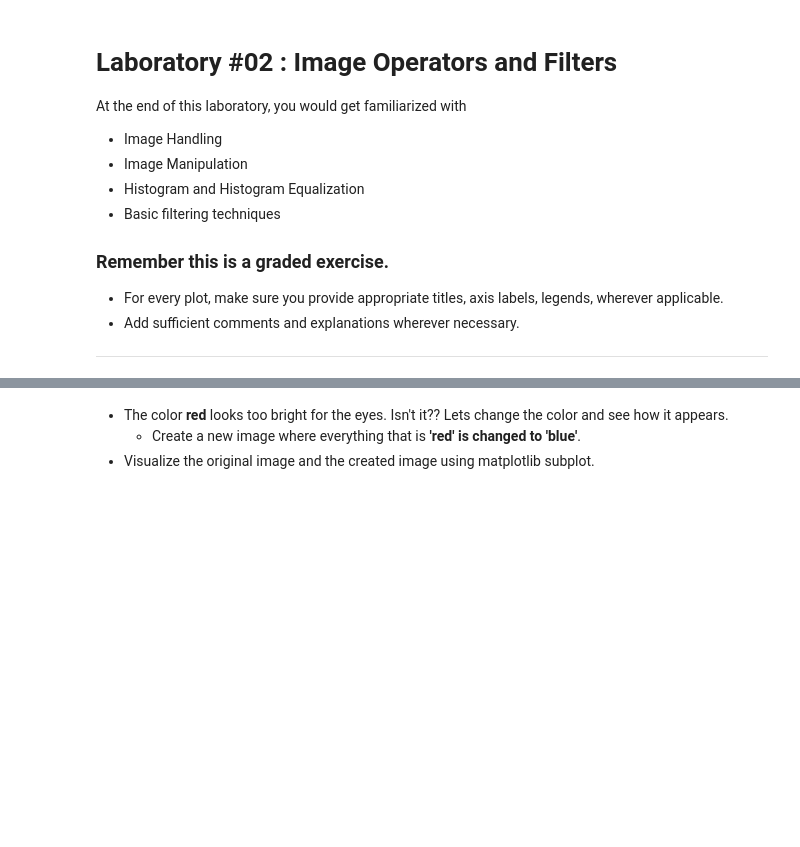
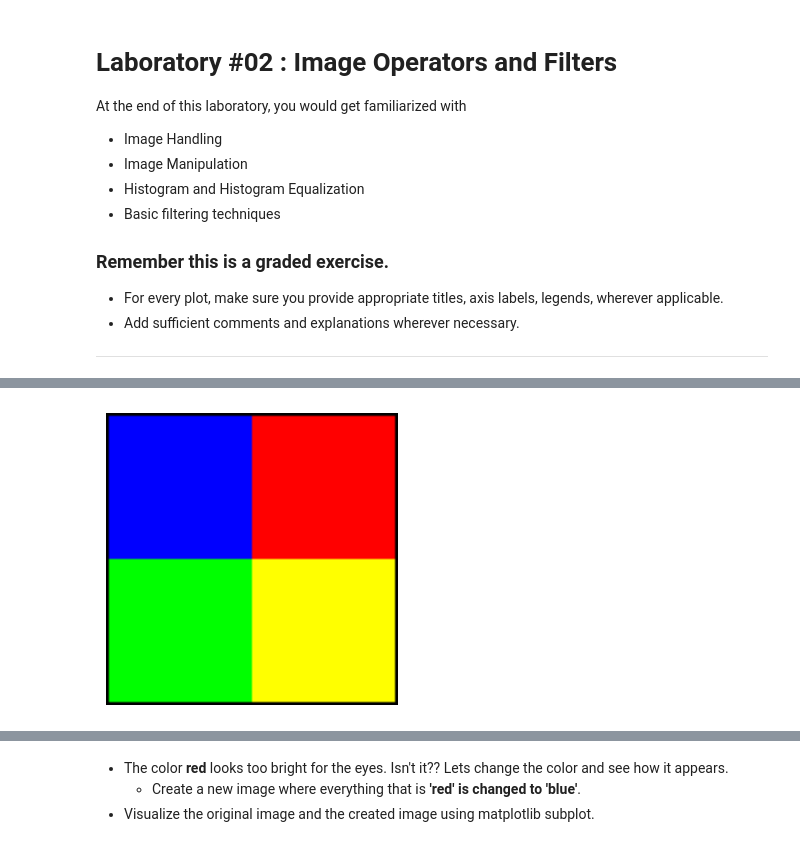
Before and after one commit to MarioROT/CV-MAI, a Jupyter notebook: Session 2/image_operators_and_filters.ipynb, the cells around one changed output, grey strips where cells are left out. Drawn from its saved outputs; the diff is of its cells as text; code cells hidden in the pictures; blank space fills up the shorter version.

```diff
--- a/Session 2/image_operators_and_filters.ipynb
+++ b/Session 2/image_operators_and_filters.ipynb
@@ -43,3 +62,12 @@ from skimage import data, exposure, filters, io, morphology
+# %%
+# solution
+# All previous created images are combined in a single array
+# we move the channels dim to the end for matplotlib to show the image
+# (3,100,100) --> (100,100,3)
+colors_img = np.moveaxis([img1, img2, img3], 0,-1).astype(np.uint8)
+cp.custom_grids([colors_img], figsize=(3,3), axis='off').show()
+# %% [output]
+[figure, added]
 # %% [markdown]
 ### **Exercise: Color Manipulation**
 
```
Also changed, not shown: parts of 11 cells of this notebook.
